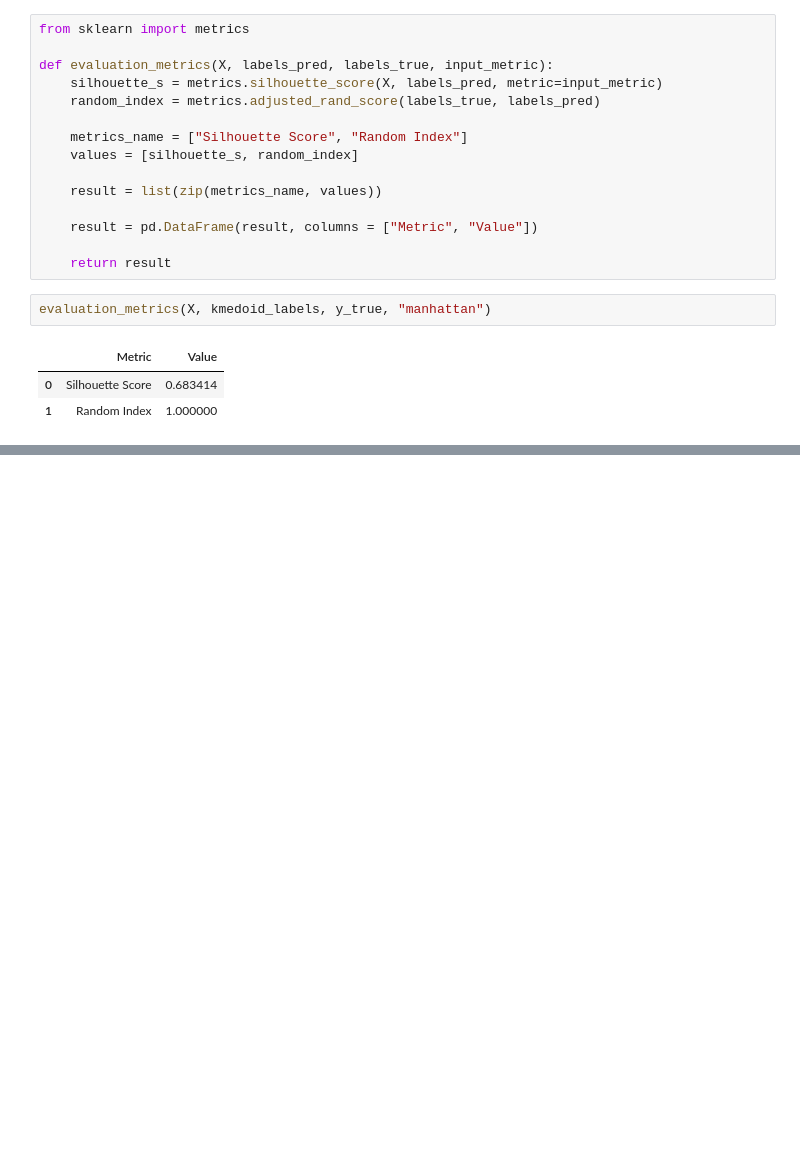
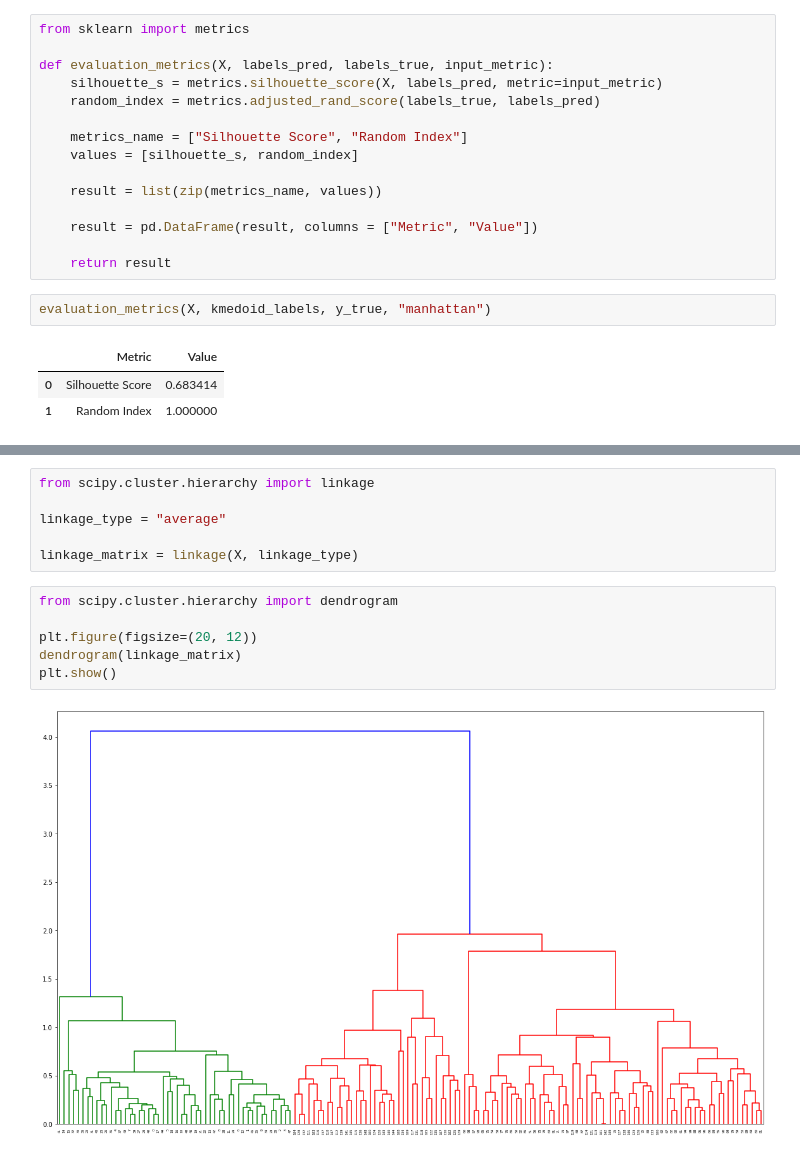
Before and after one commit to enzittonn/DSV-DAMI-I, a Jupyter notebook: lab2/lab2.ipynb, the cells around one changed output, grey strips where cells are left out. Cells and saved outputs as stored; diff of their text form; blank space fills up the shorter version.

```diff
--- a/lab2/lab2.ipynb
+++ b/lab2/lab2.ipynb
@@ -202,0 +306,14 @@ evaluation_metrics(X, kmedoid_labels, y_true, "manhattan")
+# %%
+from scipy.cluster.hierarchy import linkage
+
+linkage_type = "average"
+
+linkage_matrix = linkage(X, linkage_type)
+# %%
+from scipy.cluster.hierarchy import dendrogram
+
+plt.figure(figsize=(20, 12))
+dendrogram(linkage_matrix)
+plt.show()
+# %% [output]
+[figure, added]
```
Also changed, not shown: parts of 15 cells of this notebook.
